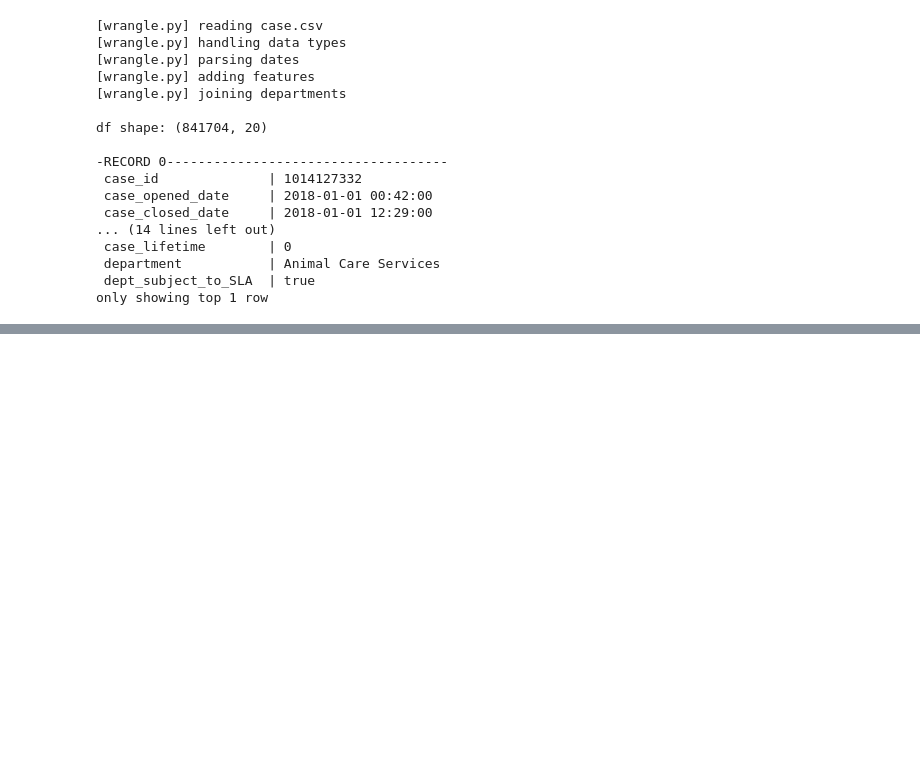
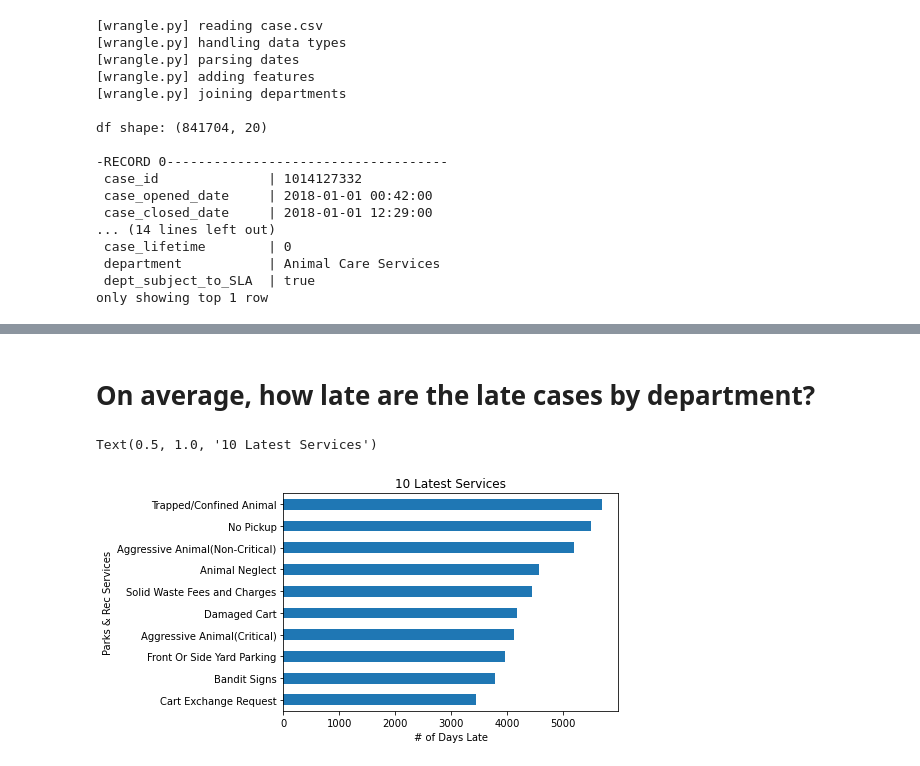
Before and after one commit to AAranda10/spark-exercises, a Jupyter notebook: explore.ipynb, the cells around one changed output, grey strips where cells are left out. Drawn from its saved outputs; the diff is of its cells as text; code cells hidden in the pictures; blank space fills up the shorter version.

```diff
--- a/explore.ipynb
+++ b/explore.ipynb
@@ -49,0 +65,12 @@ df.groupby("case_status").count().show()
+# %% [markdown]
+# On average, how late are the late cases by department?
+# %%
+(df.where('case_late').groupBy('service_request_type').agg(count('num_days_late').alias('days_late'))
+    .toPandas().set_index('service_request_type')['days_late'].sort_values().tail(10)
+    .plot.barh())
+plt.ylabel("Parks & Rec Services")
+plt.xlabel("# of Days Late")
+plt.title("10 Latest Services")
+# %% [output]
+Text(0.5, 1.0, '10 Latest Services')
+[figure, added]
```
Also changed, not shown: parts of 16 cells of this notebook.
